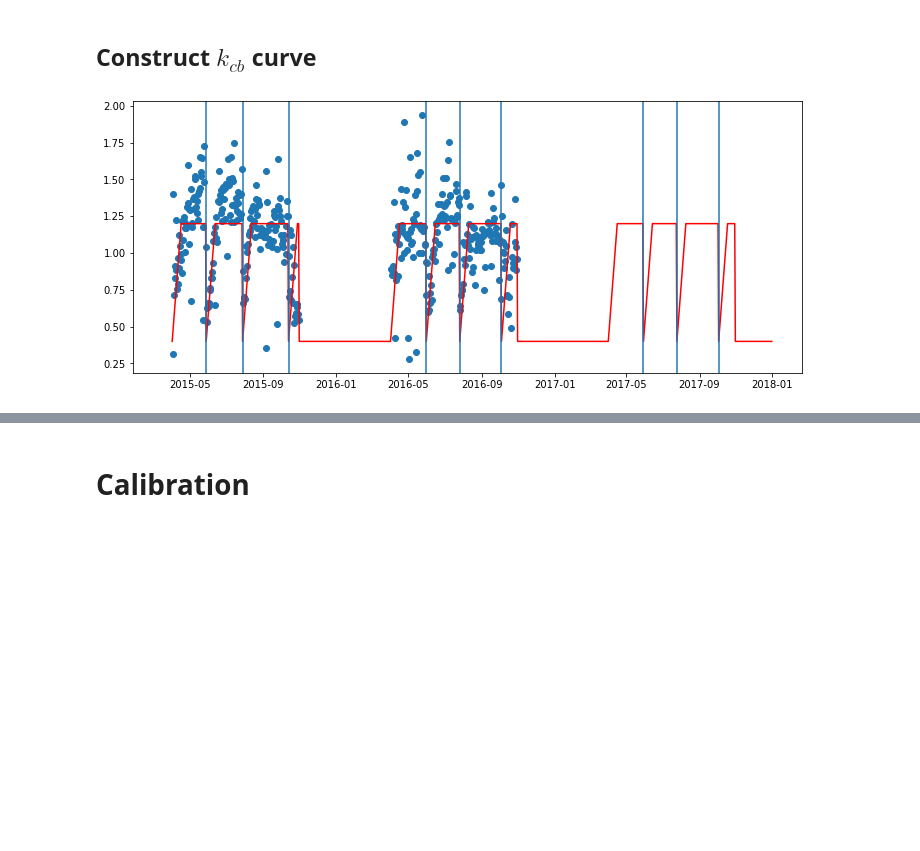
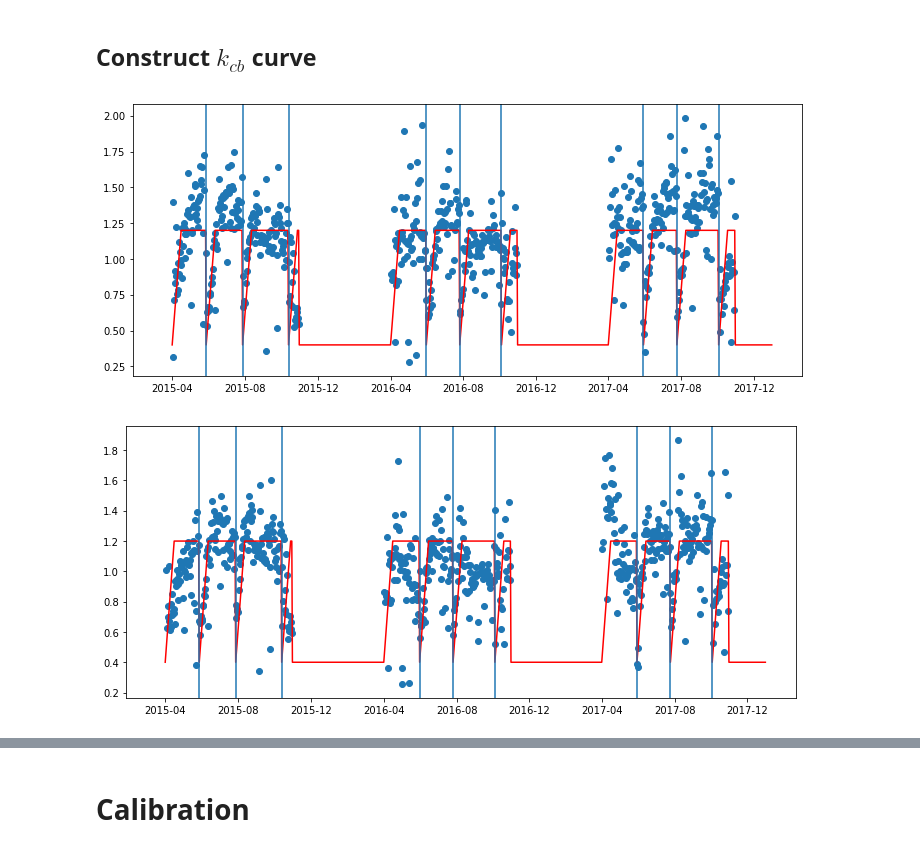
Before and after one commit to pyet-org/pyet, a Jupyter notebook: Analyze_PET_models.ipynb, the cells around one changed output, grey strips where cells are left out. Saved outputs shown, nothing was run; the diff lists cells and outputs as text; code cells hidden in the pictures; blank space fills up the shorter version.

```diff
--- a/Analyze_PET_models.ipynb
+++ b/Analyze_PET_models.ipynb
@@ -152,0 +153,6 @@ for c in cuts:
+# %%
+h=h2
+ra = (np.log((2-0.67*h)/(0.123*h)))*(np.log((2-0.67*h)/(0.0123*h)))/(0.41**2)
+fix, ax = plt.subplots()
+ax.plot(ra)
+ax.axhline(208)
@@ -179,7 +188,7 @@ kp = kimberly_penman(meteoindex, tmin, tmax, rhmin, rhmax, elevation,latitude, u
 mak = makink(solar, tmin, tmax, elevation)
 pen = penman(tmax, tmin, rhmin, rhmax, elevation, latitude, meteoindex, u2,net=net)
 pt = priestley_taylor(tmin, tmax, elevation, latitude, rhmin, rhmax, meteoindex, net=net)
-pm, num1, num2 = penman_monteith(u2, tmax, tmin, rhmin, rhmax, elevation, latitude, meteoindex, net=net, h=hd, lai=laid)
+pm = penman_monteith(u2, tmax, tmin, rhmin, rhmax, elevation, latitude, meteoindex, net=net, h=hd, lai=hd*24)
 oud = oudin(tmax, tmin, meteoindex, latitude, k1=5, k2=100)
 ham = hamon(tmin, tmax, meteoindex, latitude)
 # %% [markdown]
@@ -237,65 +246,68 @@ for name in firstcuts:
         c1d = datetime.datetime.strptime(c1, "%Y-%m-%d")
         c2d = datetime.datetime.strptime(ends, "%Y-%m-%d")
         k["k"][c1d:c2d]=np.nan
         k["k"][c1d] = kinit
         k["k"][c1d + datetime.timedelta(days=ldew)]=kmid
         k["k"][c1d + datetime.timedelta(days=ldew+lmid)]=kmid
         k["k"][c1d + datetime.timedelta(days=ldew+lmid+llate)]=kend
         k["k"][c1d + datetime.timedelta(days=ldew+lmid+llate)]=kend
     k["k"]=k["k"].interpolate()
 
 for vege, vegs in zip(end1, nextstart):
     ev = datetime.datetime.strptime(vege, "%Y-%m-%d")
     sv = datetime.datetime.strptime(vegs, "%Y-%m-%d")
     k["k"][ev:sv] = kinit
 
-#for c1, ends in zip(cut1, nextstart):
-#    c1d = datetime.datetime.strptime(c1, "%Y-%m-%d")
-#    c2d = datetime.datetime.strptime(ends, "%Y-%m-%d")
-#    k["k"][c1d:c2d]=np.nan
-#    k["k"][c1d] = kinit
-#    k["k"][c1d + datetime.timedelta(days=ldew)]=kmid
-#    k["k"][c1d + datetime.timedelta(days=ldew+lmid)]=kmid
-#    k["k"][c1d + datetime.timedelta(days=ldew+lmid+llate)]=kend
-#    k["k"][c1d + datetime.timedelta(days=ldew+lmid+llate)]=kend
-
-#for c2, ends in zip(cut2, nextstart):
-#    c2d = datetime.datetime.strptime(c2, "%Y-%m-%d")
-#    ends1 = datetime.datetime.strptime(ends, "%Y-%m-%d")
-#    k["k"][c2d:ends1]=np.nan
-#    k["k"][c2d] = kinit
-#    k["k"][c2d + datetime.timedelta(days=ldew)]=kmid
-#    k["k"][c2d + datetime.timedelta(days=ldew+lmid)]=kmid
-#    k["k"][c2d + datetime.timedelta(days=ldew+lmid+llate)]=kend
-#    k["k"][c2d + datetime.timedelta(days=ldew+lmid+llate)]=kend
-#k["k"]=k["k"].interpolate()
-#for c3, ends in zip(cut3, nextstart):
- #   c3d = datetime.datetime.strptime(c3, "%Y-%m-%d")
-  #  ends1 = datetime.datetime.strptime(ends, "%Y-%m-%d")
-#    k["k"][c3d:ends1]=np.nan
-#    k["k"][c3d] = kinit
-#    k["k"][c3d + datetime.timedelta(days=ldew)]=kmid
-#    k["k"][c3d + datetime.timedelta(days=ldew+lmid)]=kmid
-#    k["k"][c3d + datetime.timedelta(days=ldew+lmid+llate)]=kend
-#    k["k"][c3d + datetime.timedelta(days=ldew+lmid+llate)]=kend
-#    k["k"][c3d+datetime.timedelta(days=1):ends1]=np.nan
-#k["k"]=k["k"].interpolate()
 kl  = lysid["GS-2"][start:end]/fao[0][start:end]
 kl[kl>2]=np.nan
 kl[kl<0.25]=np.nan
 starts = ("2015-01-01", "2015-10-31", "2016-10-31", "2017-10-31")
 ends = ("2015-04-01", "2016-04-01", "2017-04-01","2017-12-31")
 for s, e in zip(starts, ends):
     kl[s:e] = np.nan
 
 fig, ax = plt.subplots(figsize=(12,5))
 ax.scatter(kl.index, kl)
 ax.plot(k["k"],color="r")
 for c in cuts1:
     ax.axvline(c)
+#ax2 = ax.twinx()
+#ax2.plot(pm[start:end])
+#ax2.plot(fao[start:end])
 plt.savefig('kcb_2015-2017.png')
+
+#GS-2 vs pm
+pm.columns=[0]
+kl  = lysid["GS-2"][start:end]/pm[0][start:end]
+kl[kl>2]=np.nan
+kl[kl<0.25]=np.nan
+starts = ("2015-01-01", "2015-10-31", "2016-10-31", "2017-10-31")
+ends = ("2015-04-01", "2016-04-01", "2017-04-01","2017-12-31")
+for s, e in zip(starts, ends):
+    kl[s:e] = np.nan
+
+fig, ax = plt.subplots(figsize=(12,5))
+ax.scatter(kl.index, kl)
+ax.plot(k["k"],color="r")
+for c in cuts1:
+    ax.axvline(c)
+# GS-2 vs FAO
+#kl  = lysid["GS-2"][start:end]/petk[0][start:end]
+#kl[kl>2]=np.nan
+#kl[kl<0.25]=np.nan
+#starts = ("2015-01-01", "2015-10-31", "2016-10-31", "2017-10-31")
+#ends = ("2015-04-01", "2016-04-01", "2017-04-01","2017-12-31")
+#for s, e in zip(starts, ends):
+#    kl[s:e] = np.nan
+
+#fig, ax = plt.subplots(figsize=(12,5))
+#ax.scatter(kl.index, kl)
+#ax.plot(k["k"],color="r")
+#for c in cuts1:
+#    ax.axvline(c)
 # %% [output]
-[figure, old version]
+[figure, new version]
+[figure, added]
 # %%
 petk = fao[0]*k["k"]
 petk = pd.DataFrame(index=fao.index, data=petk)
```
Also changed, not shown: parts of 22 cells of this notebook, 12 other files.
